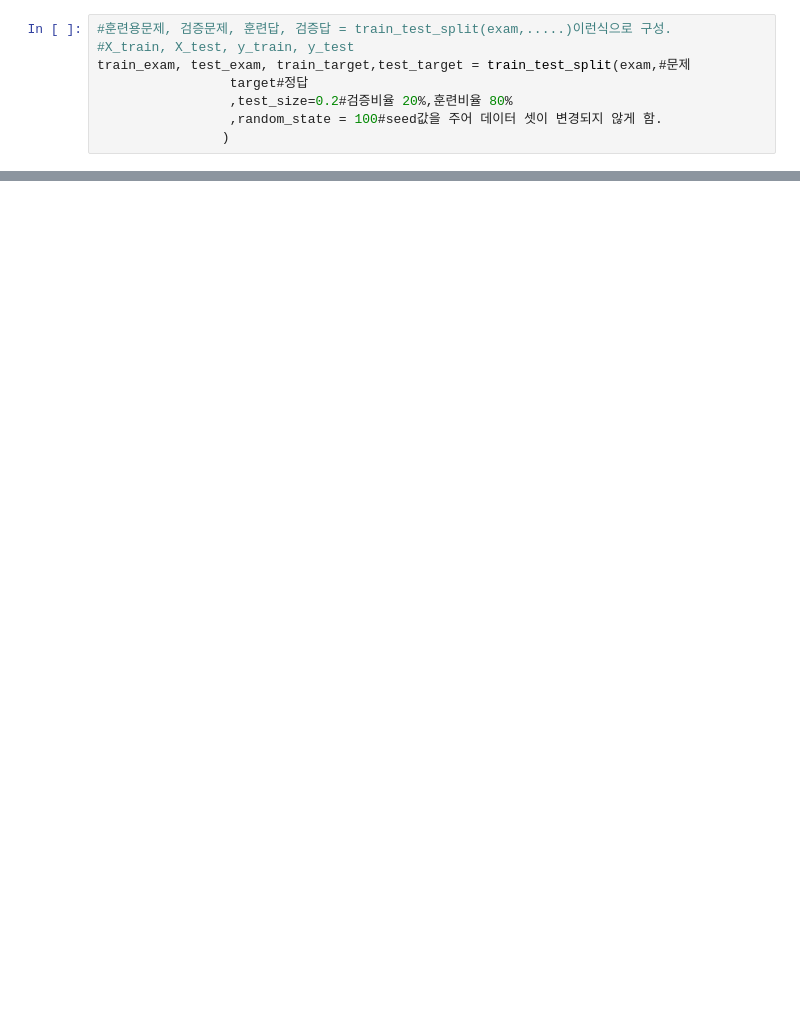
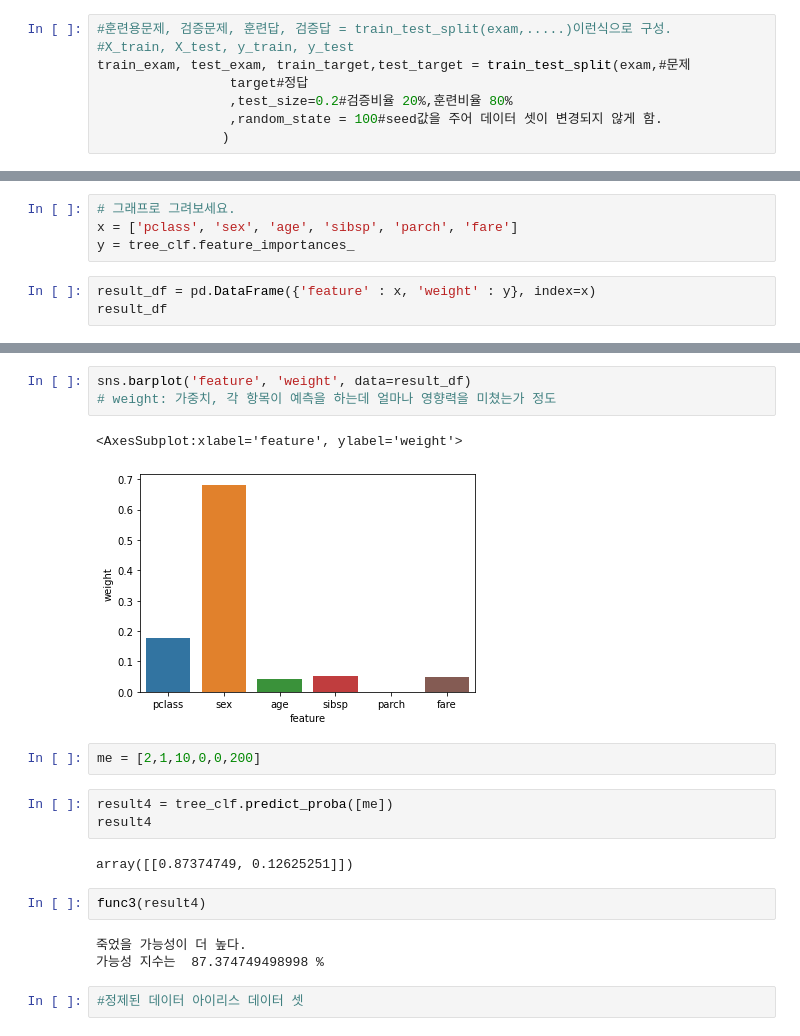
Before and after one commit to jinhuioh/Hi_ai, a Jupyter notebook: data07/titanic-post.ipynb, the cells around one changed output, grey strips where cells are left out. Drawn from its saved outputs; the diff is of its cells as text; blank space fills up the shorter version.

```diff
--- a/data07/titanic-post.ipynb
+++ b/data07/titanic-post.ipynb
@@ -938,0 +958,7 @@ array([[0.87374749, 0.12625251],
+# %%
+# 그래프로 그려보세요.
+x = ['pclass', 'sex', 'age', 'sibsp', 'parch', 'fare']
+y = tree_clf.feature_importances_
+# %%
+result_df = pd.DataFrame({'feature' : x, 'weight' : y}, index=x)
+result_df
@@ -938,0 +973,20 @@ array([[0.87374749, 0.12625251],
+# %%
+sns.barplot('feature', 'weight', data=result_df)
+# weight: 가중치, 각 항목이 예측을 하는데 얼마나 영향력을 미쳤는가 정도
+# %% [output]
+<AxesSubplot:xlabel='feature', ylabel='weight'>
+[figure, added]
+# %%
+me = [2,1,10,0,0,200]
+# %%
+result4 = tree_clf.predict_proba([me])
+result4
+# %% [output]
+array([[0.87374749, 0.12625251]])
+# %%
+func3(result4)
+# %% [output]
+죽었을 가능성이 더 높다.
+가능성 지수는  87.374749498998 %
+# %%
+#정제된 데이터 아이리스 데이터 셋
```
Also changed, not shown: parts of 98 cells of this notebook.
